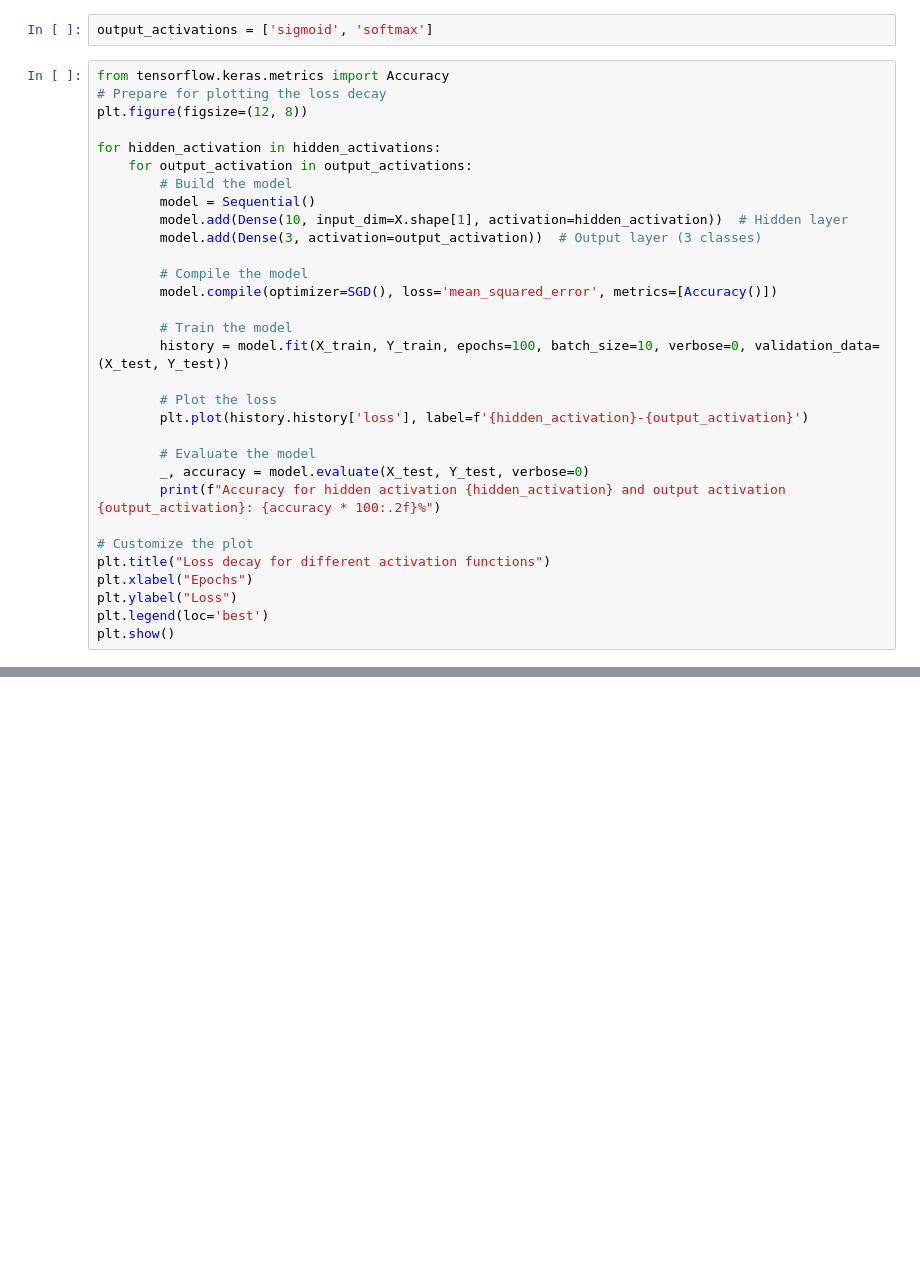
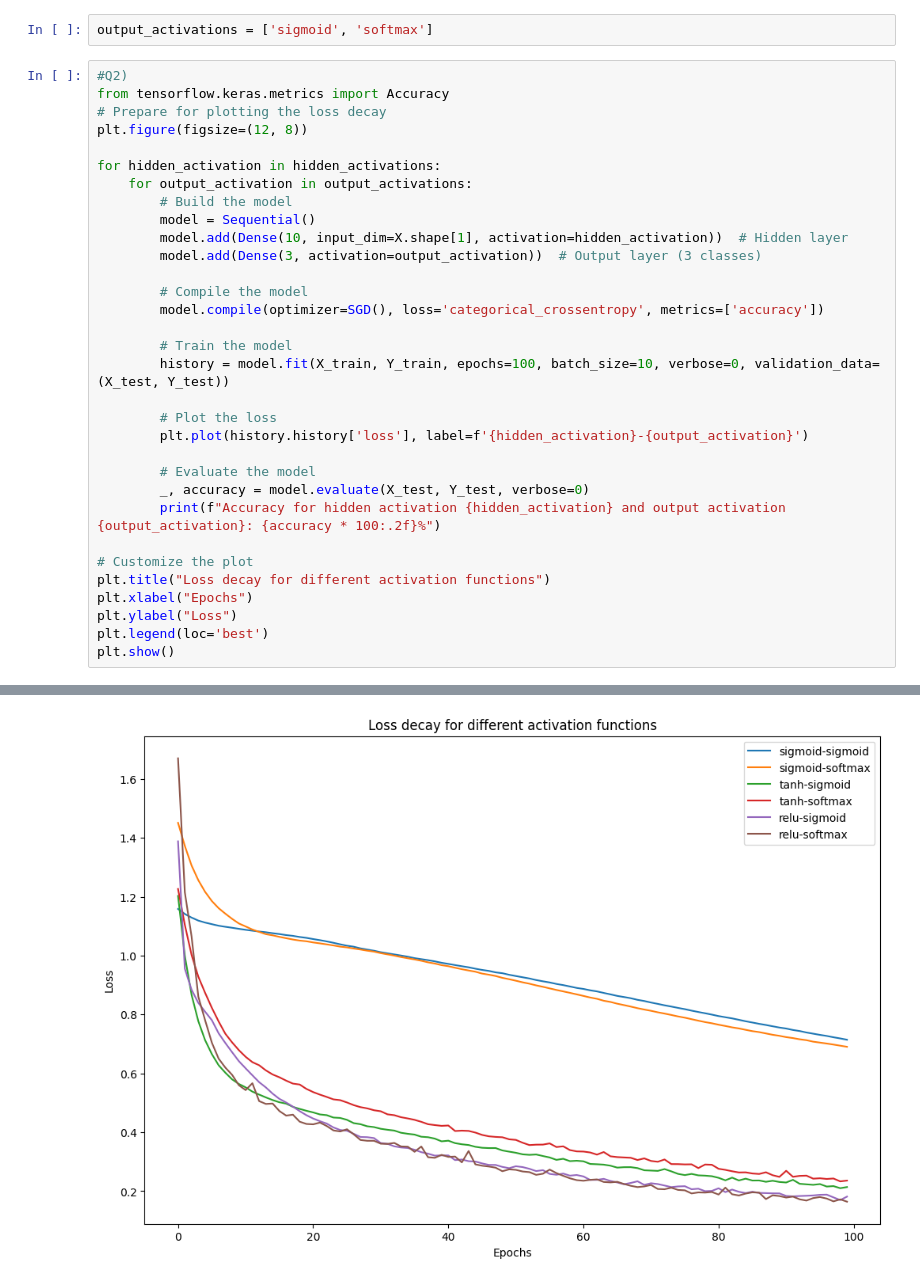
Before and after one commit to hafs96/Iris-Dataset-Classification-with-Neural-Networks, a Jupyter notebook: ZIAN_Hafsa_IRIS_Neural_Network.ipynb, the cells around one changed output, grey strips where cells are left out. Cells and saved outputs as stored; diff of their text form; blank space fills up the shorter version.

```diff
--- a/ZIAN_Hafsa_IRIS_Neural_Network.ipynb
+++ b/ZIAN_Hafsa_IRIS_Neural_Network.ipynb
@@ -124,6 +126,7 @@ hidden_activations = ['sigmoid', 'tanh', 'relu']
 # %%
 output_activations = ['sigmoid', 'softmax']
 # %%
+#Q2)
 from tensorflow.keras.metrics import Accuracy
 # Prepare for plotting the loss decay
 plt.figure(figsize=(12, 8))
@@ -136,7 +139,7 @@ for hidden_activation in hidden_activations:
         model.add(Dense(3, activation=output_activation))  # Output layer (3 classes)
 
         # Compile the model
-        model.compile(optimizer=SGD(), loss='mean_squared_error', metrics=[Accuracy()])
+        model.compile(optimizer=SGD(), loss='categorical_crossentropy', metrics=['accuracy'])
 
         # Train the model
         history = model.fit(X_train, Y_train, epochs=100, batch_size=10, verbose=0, validation_data=(X_test, Y_test))
@@ -161,0 +167 @@ Accuracy for hidden activation tanh and output activation softmax: 0.00%
+[figure, added]
```
Also changed, not shown: parts of 35 cells of this notebook.
